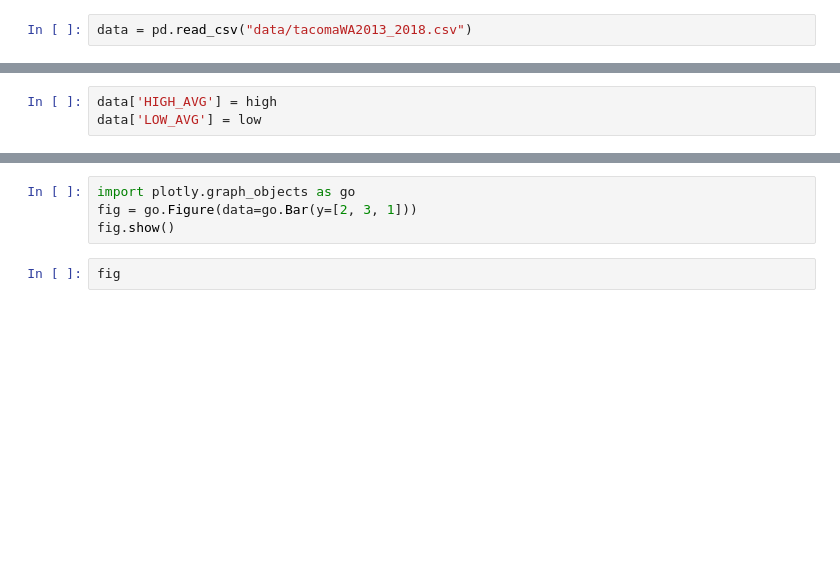
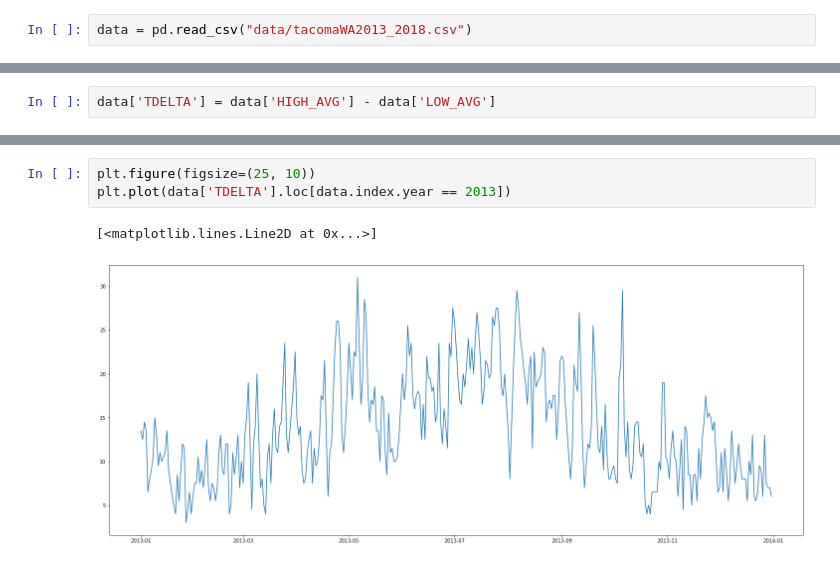
Before and after one commit to szigelle/20190828_load-sim, a Jupyter notebook: Untitled.ipynb, the cells around one changed output, grey strips where cells are left out. Cells and saved outputs as stored; diff of their text form; blank space fills up the shorter version.

```diff
--- a/Untitled.ipynb
+++ b/Untitled.ipynb
@@ -66,3 +18,2 @@ d.head()
 # %%
-data['HIGH_AVG'] = high
-data['LOW_AVG'] = low
+data['TDELTA'] = data['HIGH_AVG'] - data['LOW_AVG']
@@ -77,6 +20,6 @@ data['HIGH_AVG'].plot()
-# %%
-import plotly.graph_objects as go
-fig = go.Figure(data=go.Bar(y=[2, 3, 1]))
-fig.show()
-# %%
-fig
+# %%
+plt.figure(figsize=(25, 10))
+plt.plot(data['TDELTA'].loc[data.index.year == 2013])
+# %% [output]
+[<matplotlib.lines.Line2D at 0x...>]
+[figure, added]
```
Also changed, not shown: parts of 16 cells of this notebook, 4 other files.
